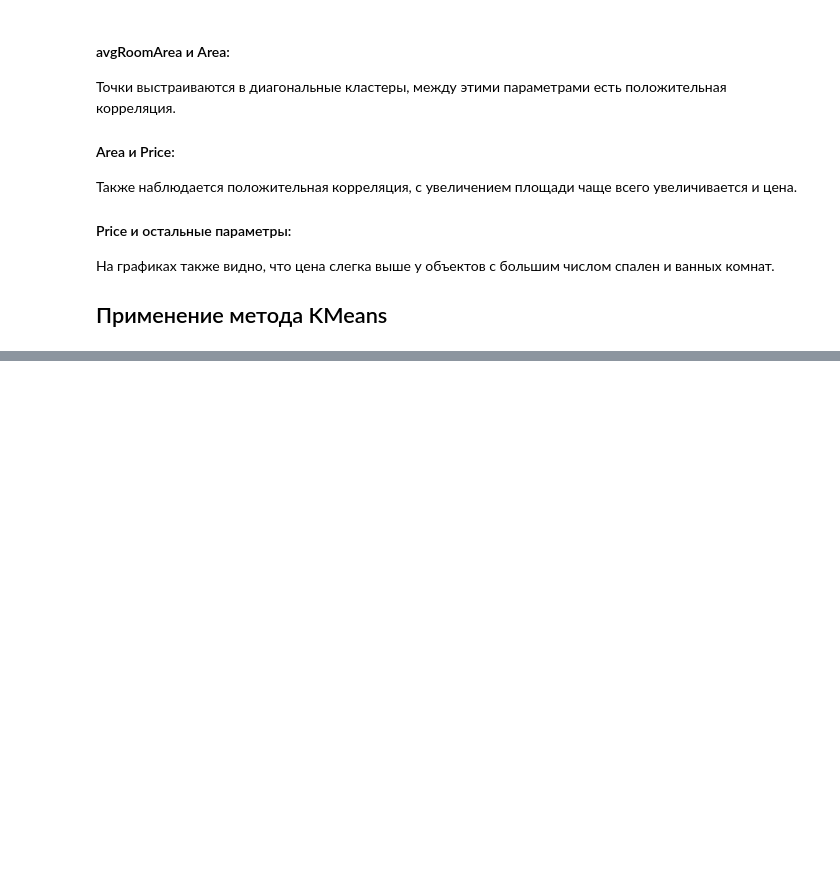
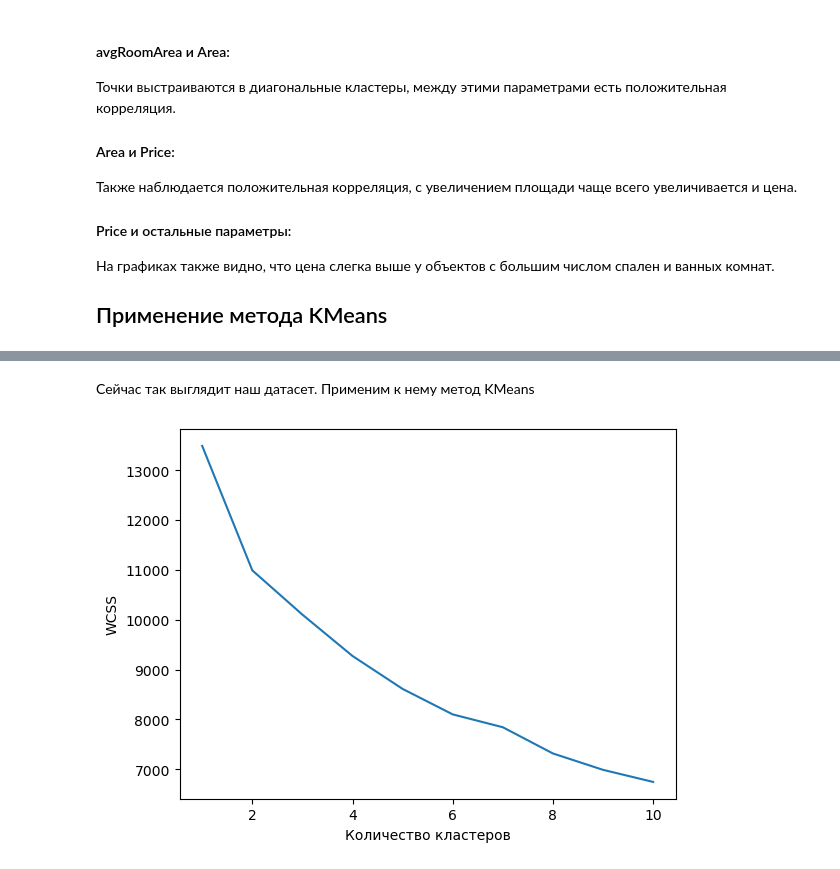
Before and after one commit to Leonid-beep/machine, a Jupyter notebook: 2/second.ipynb, the cells around one changed output, grey strips where cells are left out. Saved outputs shown, nothing was run; the diff lists cells and outputs as text; code cells hidden in the pictures; blank space fills up the shorter version.

```diff
--- a/2/second.ipynb
+++ b/2/second.ipynb
@@ -139,0 +160,22 @@ plt.show()
+# %% [markdown]
+Сейчас так выглядит наш датасет. Применим к нему метод KMeans
+# %%
+from sklearn.cluster import KMeans
+from sklearn.preprocessing import StandardScaler
+
+scaler = StandardScaler()
+scaled_data = scaler.fit_transform(df_filtered)
+wcss = []
+for i in range(1, 11):
+    kmeans = KMeans(n_clusters=i, random_state=42)
+    kmeans.fit(scaled_data)
+    wcss.append(kmeans.inertia_)
+plt.plot(range(1, 11), wcss)
+plt.xlabel('Количество кластеров')
+plt.ylabel('WCSS')
+plt.show()
+kmeans = KMeans(n_clusters=3, random_state=42)
+kmeans.fit(scaled_data)
+df_filtered['Cluster'] = kmeans.labels_
+# %% [output]
+[figure, added]
```
Also changed, not shown: parts of 3 cells of this notebook.
